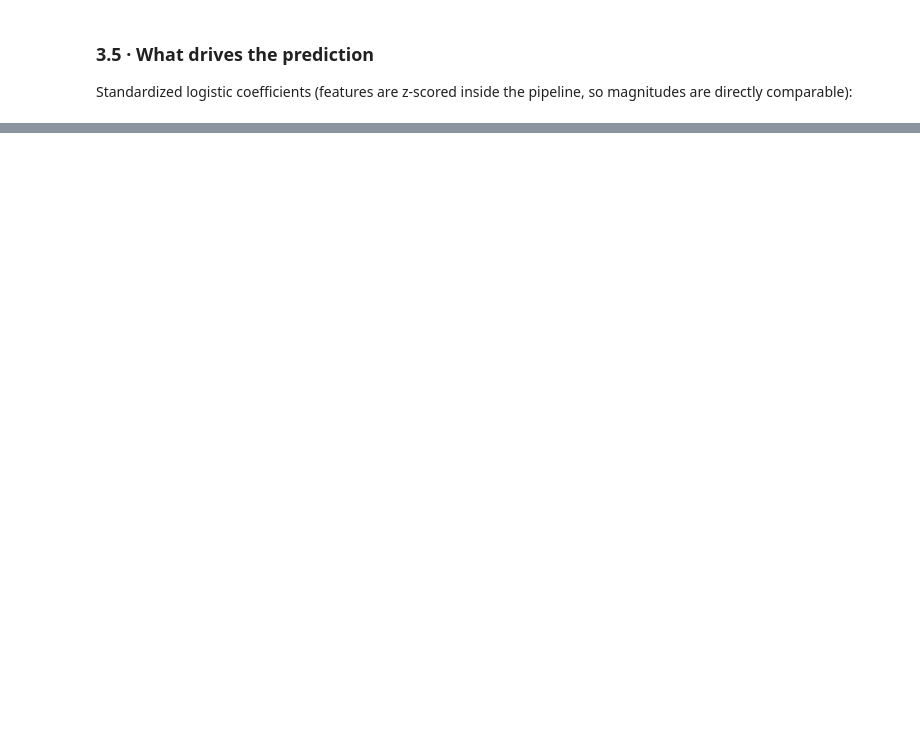
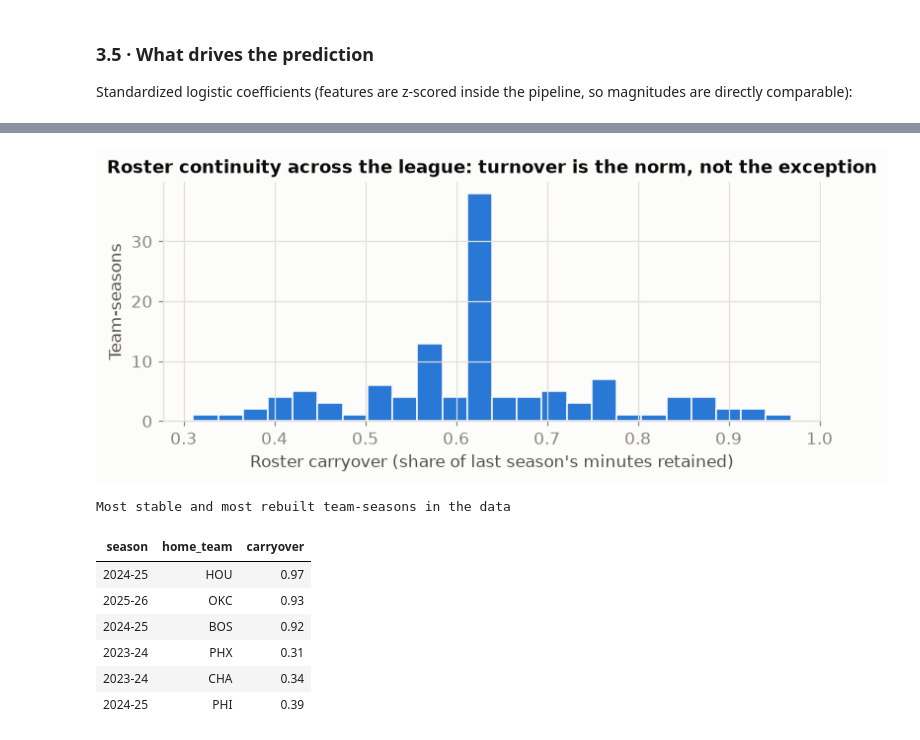
Before and after one commit to SowrisKumar/courtvision-ai, a Jupyter notebook: notebooks/model_evaluation.ipynb, the cells around one changed output, grey strips where cells are left out. Cells and saved outputs as stored; diff of their text form; code cells hidden in the pictures; blank space fills up the shorter version.

```diff
--- a/notebooks/model_evaluation.ipynb
+++ b/notebooks/model_evaluation.ipynb
@@ -453,0 +456,26 @@ cells. Every number regenerates from the warehouse.*
+# %%
+from courtvision.ml.features import CARRYOVER_FEATURES
+
+carry = data[["season", "home_team", "home_roster_carryover"]].drop_duplicates(
+    subset=["season", "home_team"]).rename(columns={"home_roster_carryover": "carryover"})
+
+fig, ax = plt.subplots(figsize=(7, 3.2))
+ax.hist(carry.carryover, bins=24, color=C["blue"], edgecolor=C["surface"])
+ax.set_xlabel("Roster carryover (share of last season's minutes retained)")
+ax.set_ylabel("Team-seasons")
+ax.set_title("Roster continuity across the league: turnover is the norm, not the exception")
+plt.tight_layout(); plt.show()
+
+low = carry.nsmallest(3, "carryover"); high = carry.nlargest(3, "carryover")
+pd.concat([high, low]).style.hide(axis="index").format({"carryover": "{:.2f}"}).set_caption(
+    "Most stable and most rebuilt team-seasons in the data")
+# %% [output]
+[figure, added]
+Most stable and most rebuilt team-seasons in the data
+| season | home_team | carryover |
+| 2024-25 | HOU | 0.97 |
+| 2025-26 | OKC | 0.93 |
+| 2024-25 | BOS | 0.92 |
+| 2023-24 | PHX | 0.31 |
+| 2023-24 | CHA | 0.34 |
+| 2024-25 | PHI | 0.39 |
```
Also changed, not shown: parts of 18 cells of this notebook, 4 other files.
